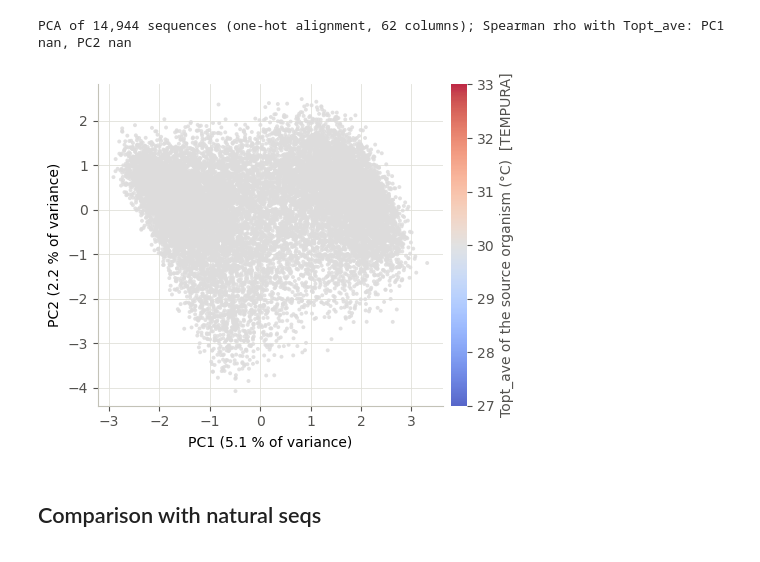
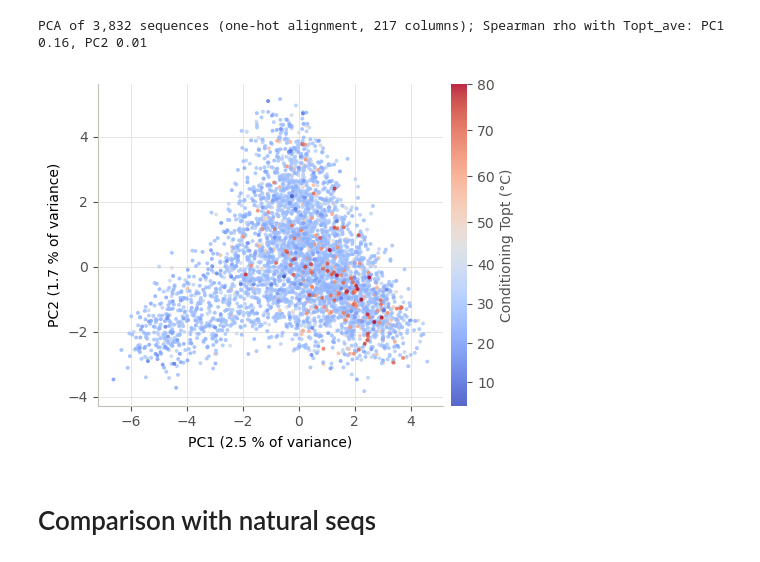
Before and after one commit to lisagennai/TemperatureDCA, a Jupyter notebook: check_gen_seqs_lisa.ipynb, the cells around one changed output. Cells and saved outputs as stored; diff of their text form; code cells hidden in the pictures.

```diff
--- a/check_gen_seqs_lisa.ipynb
+++ b/check_gen_seqs_lisa.ipynb
@@ -6,7 +6,7 @@ from sklearn.decomposition import PCA
 from pathlib import Path
 import pandas as pd
 # %%
-FASTA_GEN = Path("./results/featuredca/jdomain_topt_ave_generation/jdomain.generated_fake.fasta")
+FASTA_GEN = Path("./results/featuredca/PF01628_topt_ave_generation/jdomain.generated.fasta")
 # %%
 def read_fasta(path):
     """Return a list of (header without '>', sequence) in file order."""
@@ -80,35 +80,35 @@ print(f"PCA of {n:,} sequences ({mode}); Spearman rho with Topt_ave: "
 # --- plot ------------------------------------------------------------------------------------
 t = pca_df["Topt_ave"].to_numpy()
 vmin, vmax = t.min(), t.max()
 norm = (TwoSlopeNorm(vmin=vmin, vcenter=COLOR_CENTER, vmax=vmax) if vmin < COLOR_CENTER < vmax
         else Normalize(vmin=vmin, vmax=vmax))
 order = np.argsort(np.abs(t - COLOR_CENTER))      # most extreme temperatures drawn last, i.e. on top
 
 fig, ax = plt.subplots(figsize=(5, 4))
 sc = ax.scatter(pca_df["PC1"].to_numpy()[order], pca_df["PC2"].to_numpy()[order], c=t[order],
                 cmap="coolwarm", norm=norm, s=8, alpha=0.85, linewidths=0, rasterized=True, zorder=2)
 
 cbar = fig.colorbar(sc, ax=ax, pad=0.02)
-cbar.set_label("Topt_ave of the source organism (°C)  [TEMPURA]", color=INK_2)
+cbar.set_label("Conditioning Topt (°C)", color=INK_2)
 cbar.outline.set_visible(False)
 cbar.ax.tick_params(colors=INK_2)
 ax.set_xlabel(f"PC1 ({var[0]:.1f} % of variance)")
 ax.set_ylabel(f"PC2 ({var[1]:.1f} % of variance)")
 ax.grid(color=GRID, lw=0.6, zorder=0)
 ax.set_axisbelow(True)
 for side in ("top", "right"):
     ax.spines[side].set_visible(False)
 for side in ("left", "bottom"):
     ax.spines[side].set_color(AXIS)
 ax.tick_params(colors=INK_2)
 
 fig.tight_layout()
 #fig_path = Path(f"{stem}_tempura_pca.png")
 #fig.savefig(fig_path, dpi=200, bbox_inches="tight")
 #print(f"Saved {fig_path}")
 plt.show()
 # %% [output]
-PCA of 14,944 sequences (one-hot alignment, 62 columns); Spearman rho with Topt_ave: PC1 nan, PC2 nan
+PCA of 3,832 sequences (one-hot alignment, 217 columns); Spearman rho with Topt_ave: PC1 0.16, PC2 0.01
-[figure, old version]
+[figure, new version]
 # %% [markdown]
-## Comparison with natural seqs
+# Comparison with natural seqs
```
Also changed, not shown: parts of 8 cells of this notebook, 12 other files.
